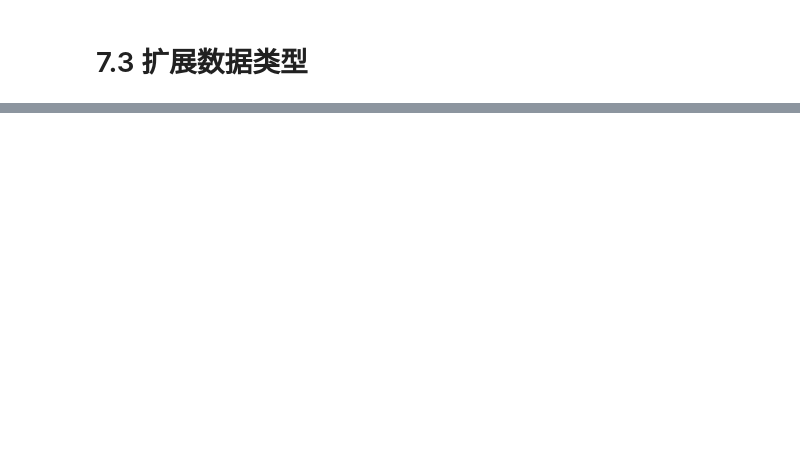
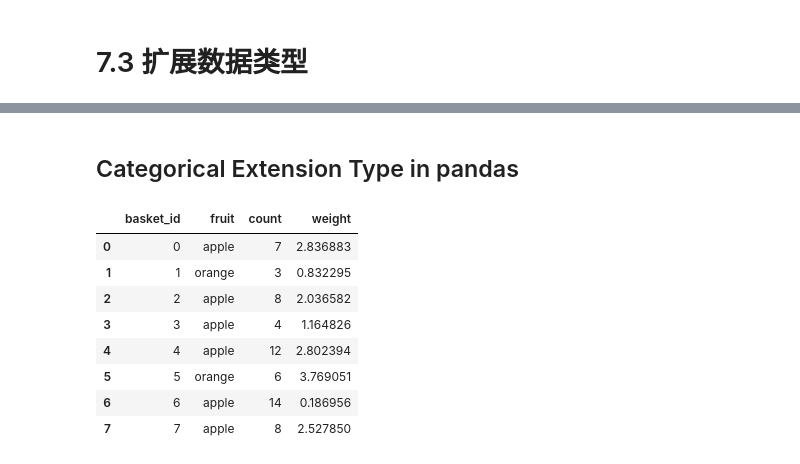
Before and after one commit to d0m999/python-basics-for-quant-trading, a Jupyter notebook: pydata-study/7-data-cleaning.ipynb, the cells around one changed output, grey strips where cells are left out. Drawn from its saved outputs; the diff is of its cells as text; code cells hidden in the pictures; blank space fills up the shorter version.

```diff
--- a/pydata-study/7-data-cleaning.ipynb
+++ b/pydata-study/7-data-cleaning.ipynb
@@ -1008,0 +1610,22 @@ pd.get_dummies(pd.cut(values, bins), dtype=int)
+# %% [markdown]
+## Categorical Extension Type in pandas
+# %%
+fruits = ['apple', 'orange', 'apple', 'apple'] * 2
+N = len(fruits) # 有多少个水果对象
+
+df = pd.DataFrame({'fruit': fruits,
+                   'basket_id': np.arange(N),
+                   'count': rng.integers(3, 15, size=N),
+                   'weight': rng.uniform(0, 4, size=N)},
+                    columns=['basket_id', 'fruit', 'count', 'weight'])
+df
+# %% [output]
+|  | basket_id | fruit | count | weight |
+| 0 | 0 | apple | 7 | 2.836883 |
+| 1 | 1 | orange | 3 | 0.832295 |
+| 2 | 2 | apple | 8 | 2.036582 |
+| 3 | 3 | apple | 4 | 1.164826 |
+| 4 | 4 | apple | 12 | 2.802394 |
+| 5 | 5 | orange | 6 | 3.769051 |
+| 6 | 6 | apple | 14 | 0.186956 |
+| 7 | 7 | apple | 8 | 2.527850 |
```
Also changed, not shown: parts of 143 cells of this notebook, 2 other files.
